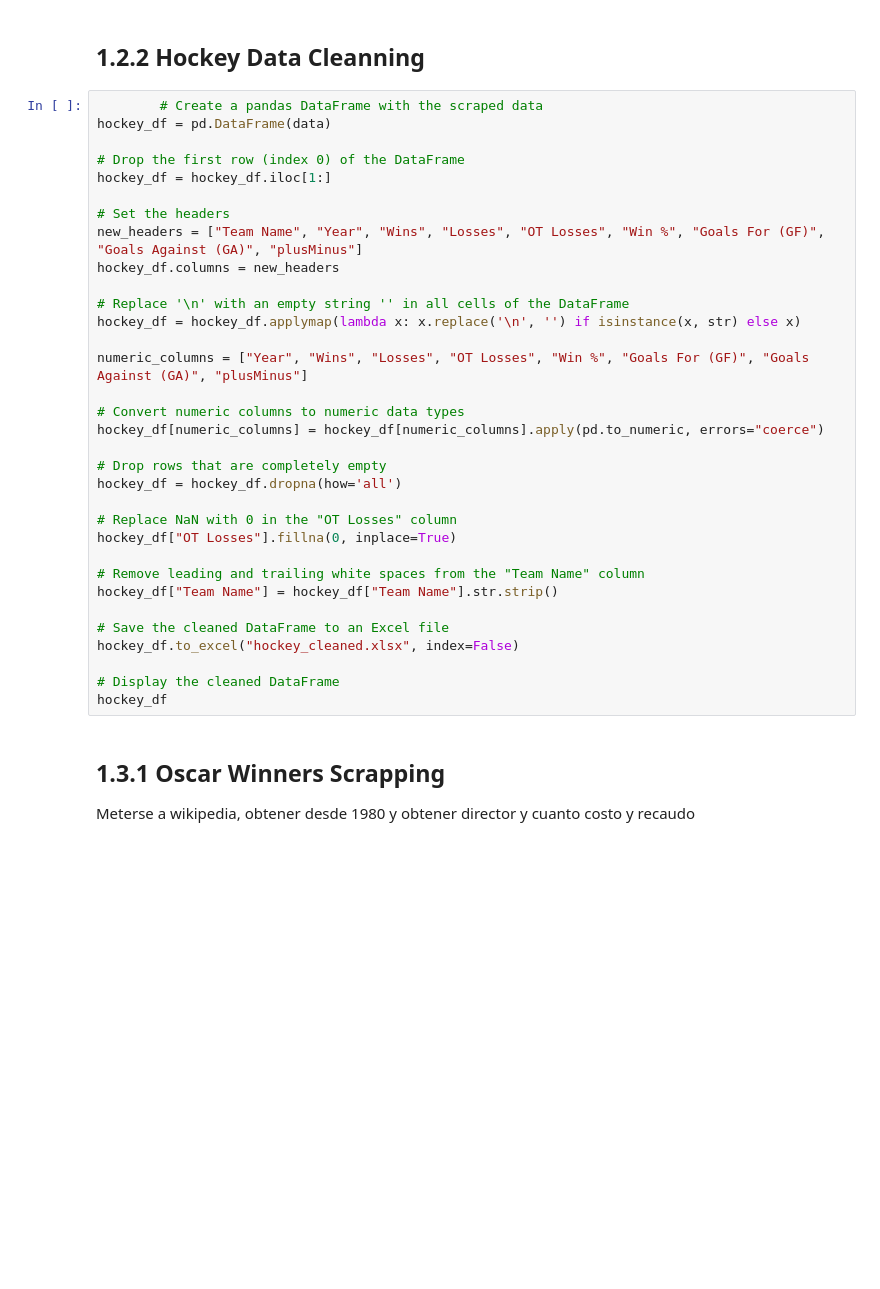
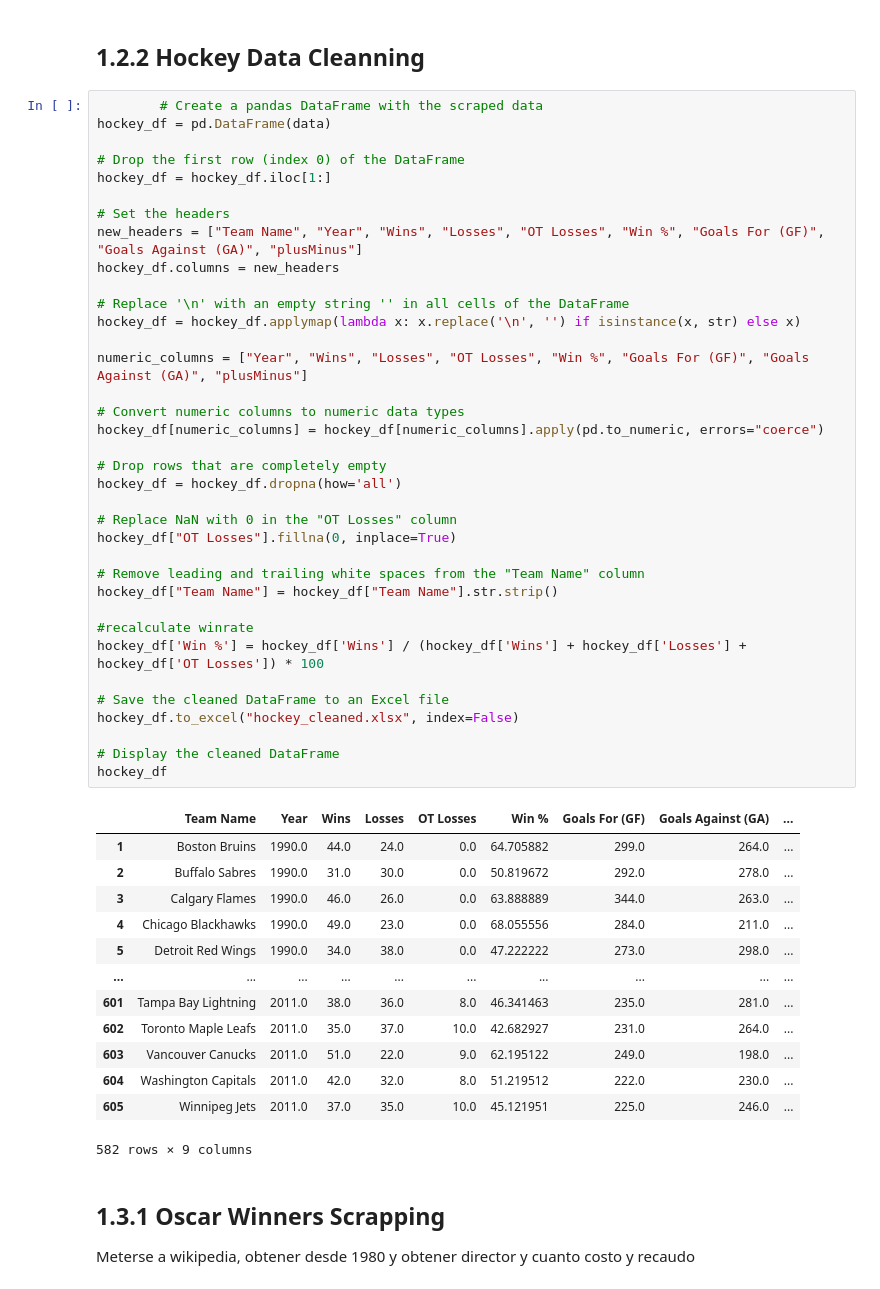
Before and after one commit to Bharragan/DataScrappingGestionTI, a Jupyter notebook: tarea2_integrado.ipynb, the cells around one changed output. Drawn from its saved outputs; the diff is of its cells as text; blank space fills up the shorter version.

Commit message:
Hockey winrate fixed

```diff
--- a/tarea2_integrado.ipynb
+++ b/tarea2_integrado.ipynb
@@ -59,33 +59,50 @@ hockey_df = pd.DataFrame(data)
 
 # Drop the first row (index 0) of the DataFrame
 hockey_df = hockey_df.iloc[1:]
 
 # Set the headers
 new_headers = ["Team Name", "Year", "Wins", "Losses", "OT Losses", "Win %", "Goals For (GF)", "Goals Against (GA)", "plusMinus"]
 hockey_df.columns = new_headers
 
 # Replace '\n' with an empty string '' in all cells of the DataFrame
 hockey_df = hockey_df.applymap(lambda x: x.replace('\n', '') if isinstance(x, str) else x)
 
 numeric_columns = ["Year", "Wins", "Losses", "OT Losses", "Win %", "Goals For (GF)", "Goals Against (GA)", "plusMinus"]
 
 # Convert numeric columns to numeric data types
 hockey_df[numeric_columns] = hockey_df[numeric_columns].apply(pd.to_numeric, errors="coerce")
 
 # Drop rows that are completely empty
 hockey_df = hockey_df.dropna(how='all')
 
 # Replace NaN with 0 in the "OT Losses" column
 hockey_df["OT Losses"].fillna(0, inplace=True)
 
 # Remove leading and trailing white spaces from the "Team Name" column
 hockey_df["Team Name"] = hockey_df["Team Name"].str.strip()
 
+#recalculate winrate
+hockey_df['Win %'] = hockey_df['Wins'] / (hockey_df['Wins'] + hockey_df['Losses'] + hockey_df['OT Losses']) * 100
+
 # Save the cleaned DataFrame to an Excel file
 hockey_df.to_excel("hockey_cleaned.xlsx", index=False)
 
 # Display the cleaned DataFrame
 hockey_df
+# %% [output]
+|  | Team Name | Year | Wins | Losses | OT Losses | Win % | Goals For (GF) | Goals Against (GA) | ... |
+| 1 | Boston Bruins | 1990.0 | 44.0 | 24.0 | 0.0 | 64.705882 | 299.0 | 264.0 | ... |
+| 2 | Buffalo Sabres | 1990.0 | 31.0 | 30.0 | 0.0 | 50.819672 | 292.0 | 278.0 | ... |
+| 3 | Calgary Flames | 1990.0 | 46.0 | 26.0 | 0.0 | 63.888889 | 344.0 | 263.0 | ... |
+| 4 | Chicago Blackhawks | 1990.0 | 49.0 | 23.0 | 0.0 | 68.055556 | 284.0 | 211.0 | ... |
+| 5 | Detroit Red Wings | 1990.0 | 34.0 | 38.0 | 0.0 | 47.222222 | 273.0 | 298.0 | ... |
+| ... | ... | ... | ... | ... | ... | ... | ... | ... | ... |
+| 601 | Tampa Bay Lightning | 2011.0 | 38.0 | 36.0 | 8.0 | 46.341463 | 235.0 | 281.0 | ... |
+| 602 | Toronto Maple Leafs | 2011.0 | 35.0 | 37.0 | 10.0 | 42.682927 | 231.0 | 264.0 | ... |
+| 603 | Vancouver Canucks | 2011.0 | 51.0 | 22.0 | 9.0 | 62.195122 | 249.0 | 198.0 | ... |
+| 604 | Washington Capitals | 2011.0 | 42.0 | 32.0 | 8.0 | 51.219512 | 222.0 | 230.0 | ... |
+| 605 | Winnipeg Jets | 2011.0 | 37.0 | 35.0 | 10.0 | 45.121951 | 225.0 | 246.0 | ... |
+582 rows × 9 columns
 # %% [markdown]
 ## 1.3.1 Oscar Winners Scrapping
 
```
Also changed, not shown: 1 other file.
